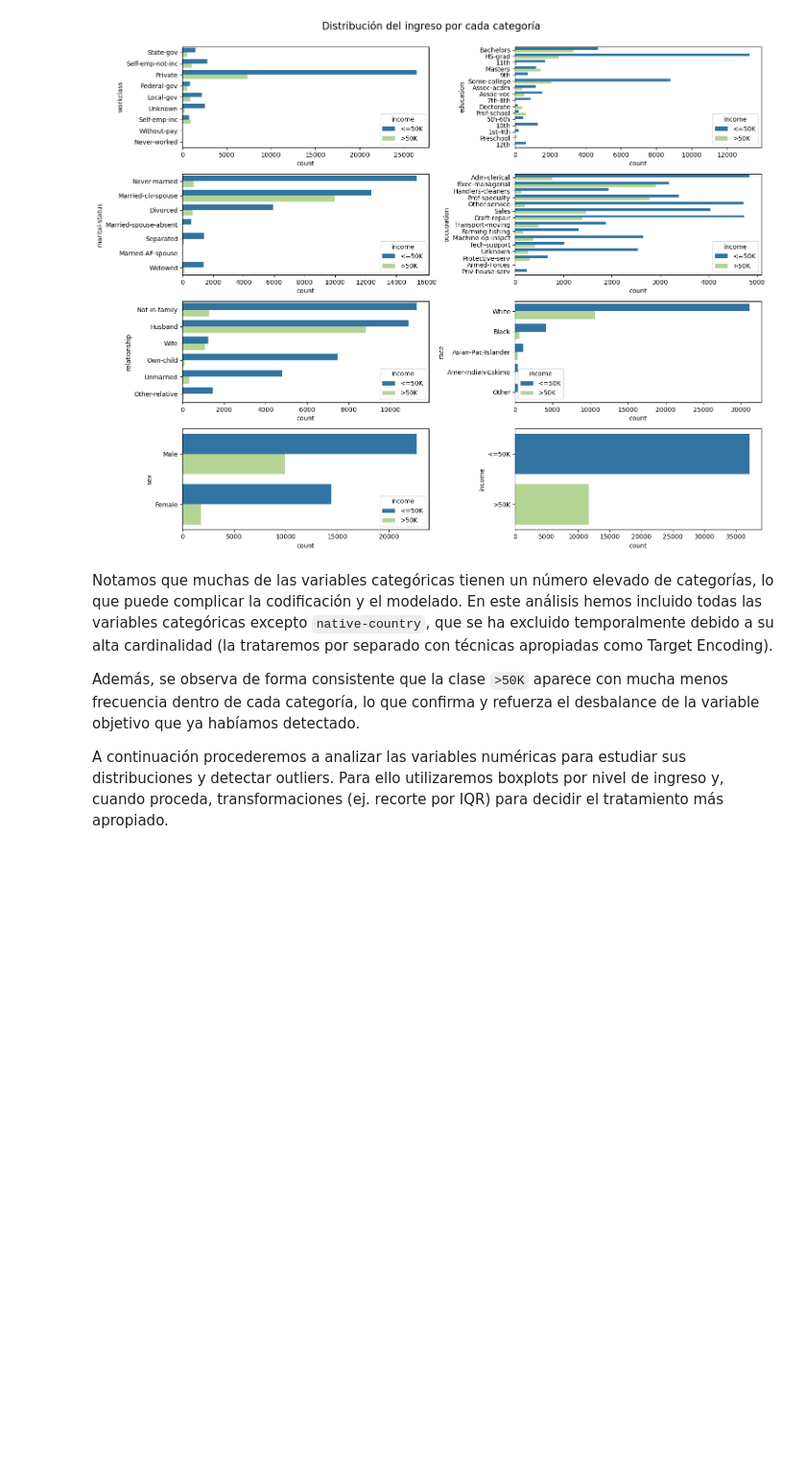
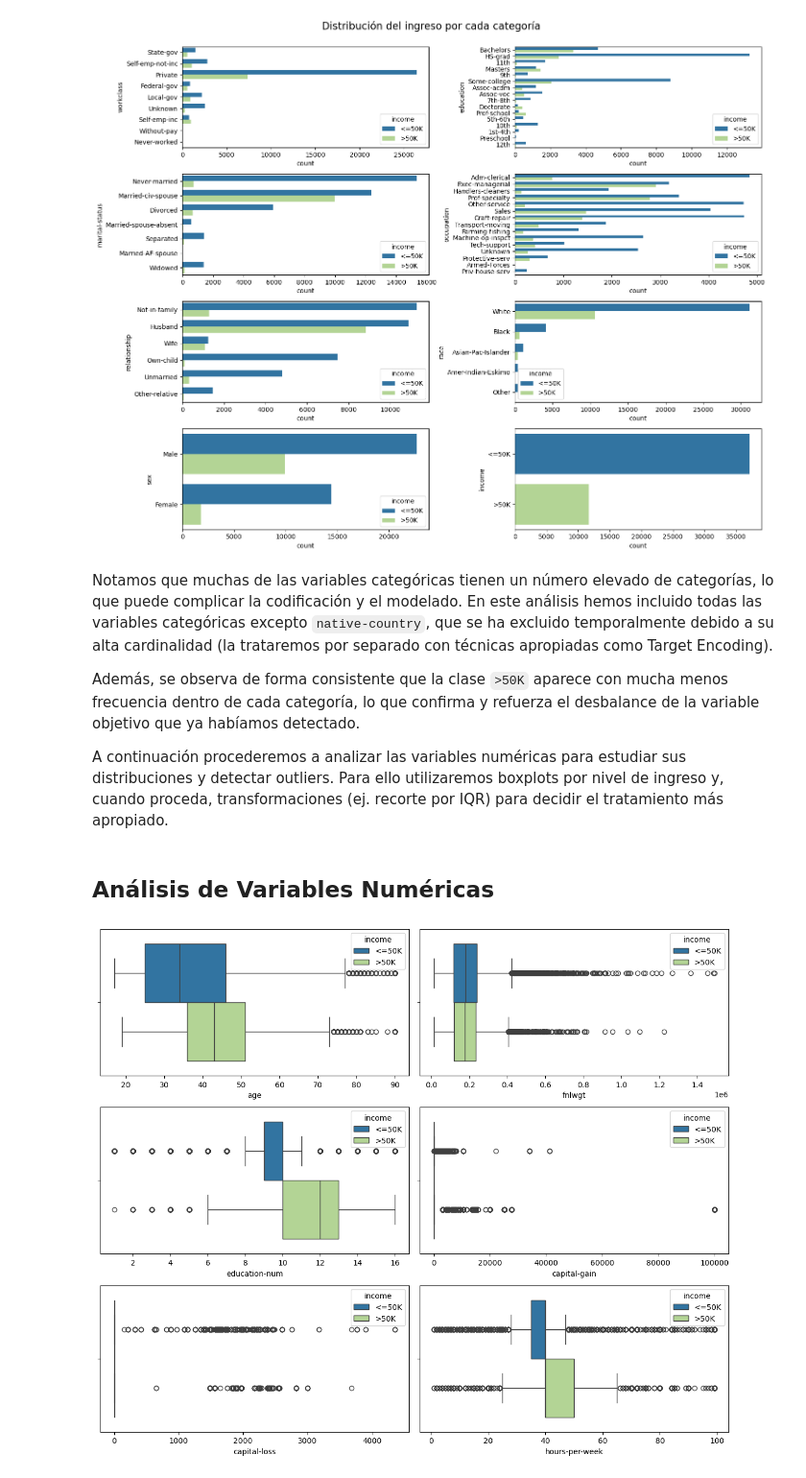
Before and after one commit to AlejandroSegura24/adult-income-classification, a Jupyter notebook: Notebooks/adult income rf model.ipynb, the cells around one changed output. Shown: that part at 96% size. Saved outputs shown, nothing was run; the diff lists cells and outputs as text; code cells hidden in the pictures; blank space fills up the shorter version.

```diff
--- a/Notebooks/adult income rf model.ipynb
+++ b/Notebooks/adult income rf model.ipynb
@@ -246,3 +246,16 @@ Notamos que muchas de las variables categóricas tienen un número elevado de ca
 Además, se observa de forma consistente que la clase `>50K` aparece con mucha menos frecuencia dentro de cada categoría, lo que confirma y refuerza el desbalance de la variable objetivo que ya habíamos detectado.
 
 A continuación procederemos a analizar las variables numéricas para estudiar sus distribuciones y detectar outliers. Para ello utilizaremos boxplots por nivel de ingreso y, cuando proceda, transformaciones (ej. recorte por IQR) para decidir el tratamiento más apropiado.
+# %% [markdown]
+## Análisis de Variables Numéricas
+# %%
+cols_numeric = df_processing.select_dtypes(include=np.number)
+fig, ax = plt.subplots(3,2, figsize=(12,10))
+
+for col, i in zip(cols_numeric, ax.flatten()):
+    sns.boxplot(data=df_processing, x=col, ax=i, hue='income')
+
+plt.tight_layout()
+plt.show()
+# %% [output]
+[figure, added]
```
Also changed, not shown: parts of 14 cells of this notebook, 1 other file.
